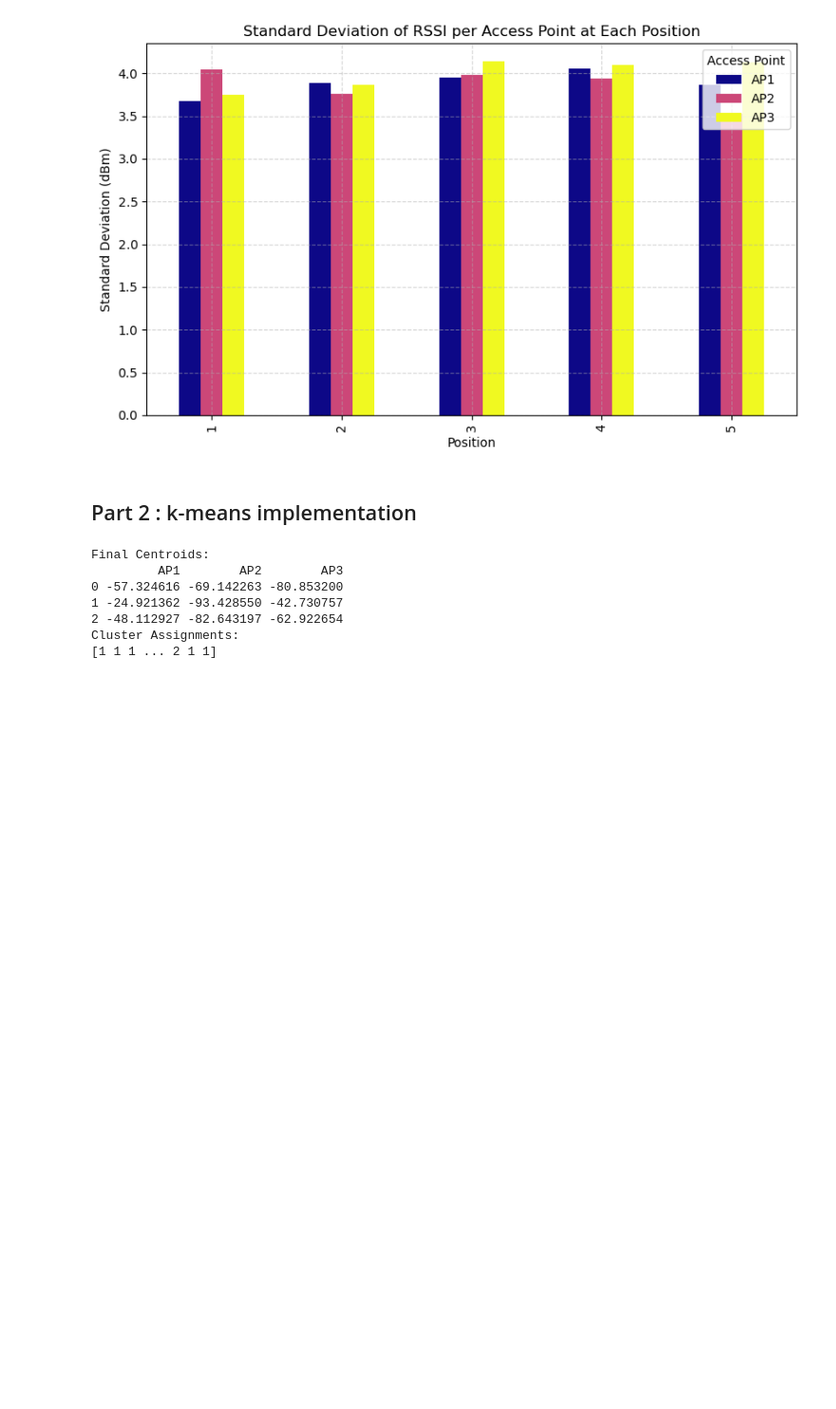
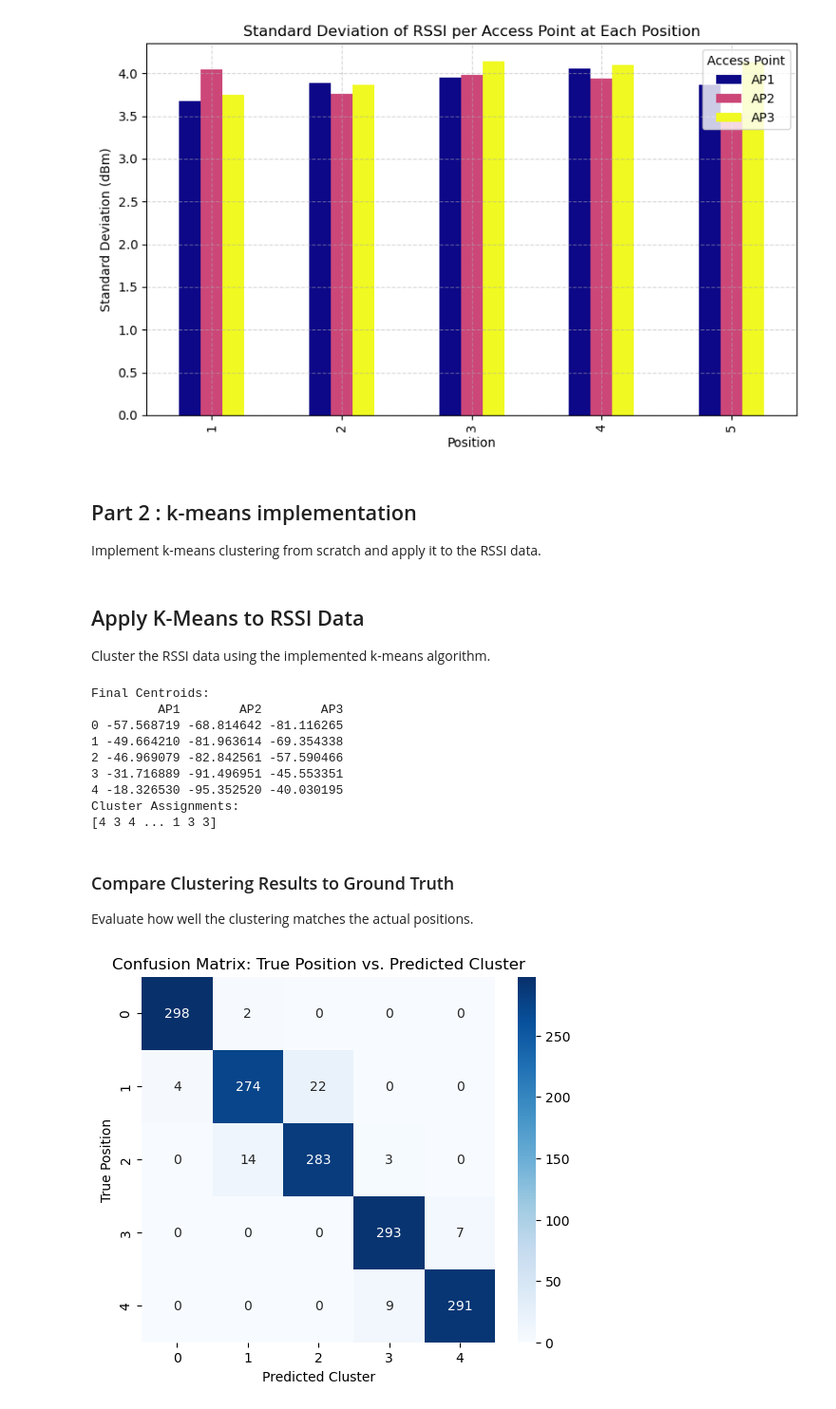
Before and after one commit to jordiestevee/ML4Net-2025, a Jupyter notebook: Sem3/seminar3.ipynb, the cells around one changed output. Shown at 95% size. Cells and saved outputs as stored; diff of their text form; code cells hidden in the pictures; blank space fills up the shorter version.

```diff
--- a/Sem3/seminar3.ipynb
+++ b/Sem3/seminar3.ipynb
@@ -126,12 +148,21 @@ plt.show()
 [figure]
 # %% [markdown]
 ## Part 2 : k-means implementation
+Implement k-means clustering from scratch and apply it to the RSSI data.
 # %%
-def initialize_centroids(df, k):
+# K-Means Functions
+
+def initialize_centroids(df, k, labels=None):
     """
-    Initialize centroids randomly from the dataset.
+    Initialize centroids as the mean of each true
     """
-    return df.sample(n=k).reset_index(drop=True)
+    unique_labels = np.unique(labels)
+    centroids = []
+    for label in unique_labels[:k]:
+        class_mean = df[labels == label].mean().values
+        centroids.append(class_mean)
+    return pd.DataFrame(centroids, columns=df.columns)
+
 
 def assign_clusters(df, centroids):
     """
@@ -167,7 +198,7 @@ def k_means(df, k, max_iterations=100):
     Perform k-means clustering on the dataset.
     """
     # Initialize centroids
-    centroids = initialize_centroids(df, k)
+    centroids = initialize_centroids(df_rssi, k=5, labels=df_labels['Position'].values)
     labels = np.zeros(len(df))
     iteration = 0
 
@@ -187,8 +218,11 @@ def k_means(df, k, max_iterations=100):
         iteration += 1
 
     return labels, centroids
+# %% [markdown]
+## Apply K-Means to RSSI Data
+Cluster the RSSI data using the implemented k-means algorithm.
 # %%
-k = 3  # Number of clusters
+k = 5  # Number of clusters
 labels, centroids = k_means(df_rssi, k)
 
 print("Final Centroids:")
@@ -199,8 +233,32 @@ print(labels)
 # %% [output]
 Final Centroids:
          AP1        AP2        AP3
-0 -57.324616 -69.142263 -80.853200
-1 -24.921362 -93.428550 -42.730757
-2 -48.112927 -82.643197 -62.922654
+0 -57.568719 -68.814642 -81.116265
+1 -49.664210 -81.963614 -69.354338
+2 -46.969079 -82.842561 -57.590466
+3 -31.716889 -91.496951 -45.553351
+4 -18.326530 -95.352520 -40.030195
 Cluster Assignments:
-[1 1 1 ... 2 1 1]
+[4 3 4 ... 1 3 3]
+# %% [markdown]
+### Compare Clustering Results to Ground Truth
+Evaluate how well the clustering matches the actual positions.
+# %%
+from sklearn.metrics import confusion_matrix
+import seaborn as sns
+
+# The predicted cluster labels are stored in 'labels'.
+# The ground truth is in df_labels['Position'].
+
+# Compare predicted clusters with ground truth
+
+# Compute confusion matrix
+cm = confusion_matrix(df_labels['Position'], labels)
+plt.figure(figsize=(6, 5))
+sns.heatmap(cm, annot=True, fmt='d', cmap='Blues')
+plt.xlabel('Predicted Cluster')
+plt.ylabel('True Position')
+plt.title('Confusion Matrix: True Position vs. Predicted Cluster')
+plt.show()
+# %% [output]
+[figure, added]
```
Also changed, not shown: parts of 13 cells of this notebook, 1 other file.
